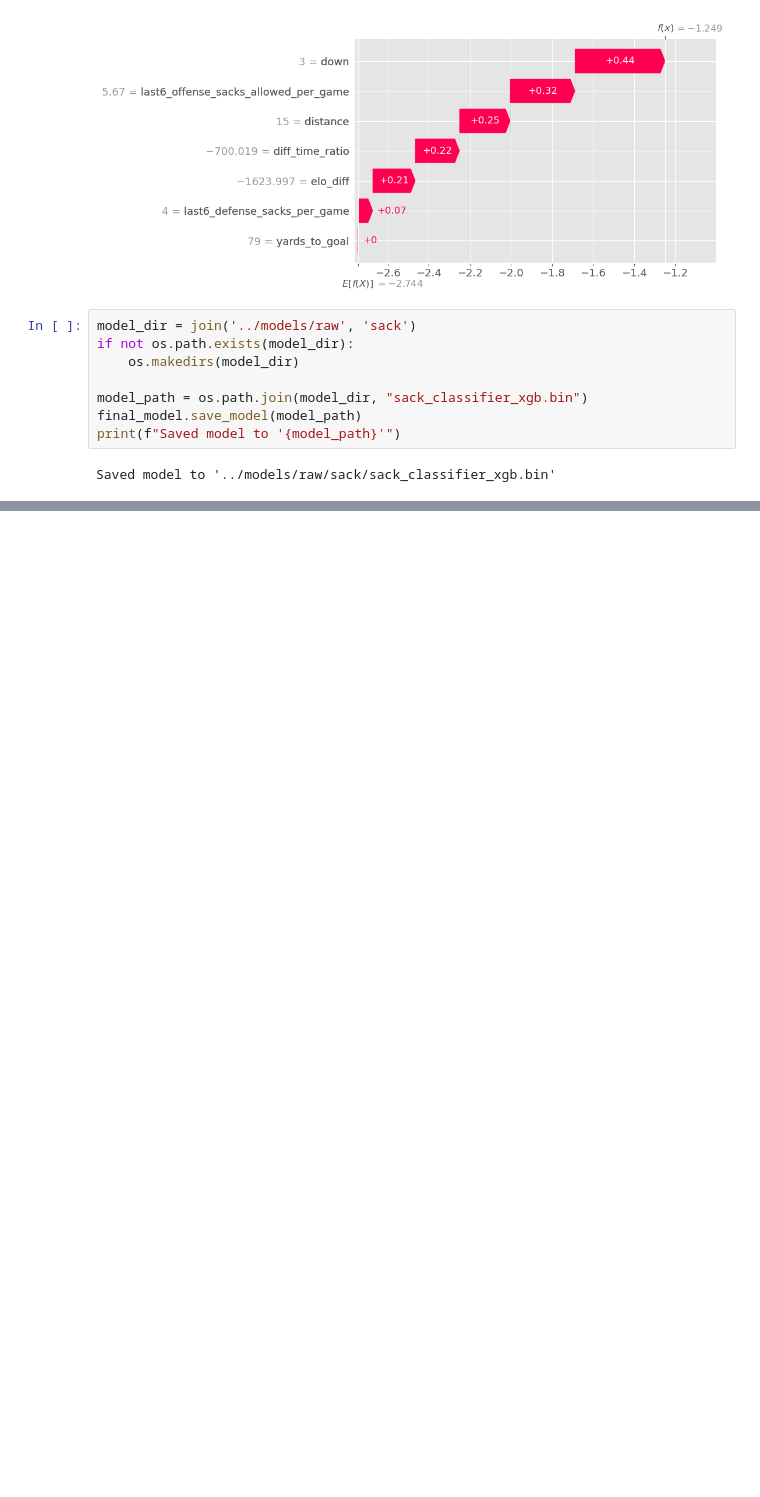
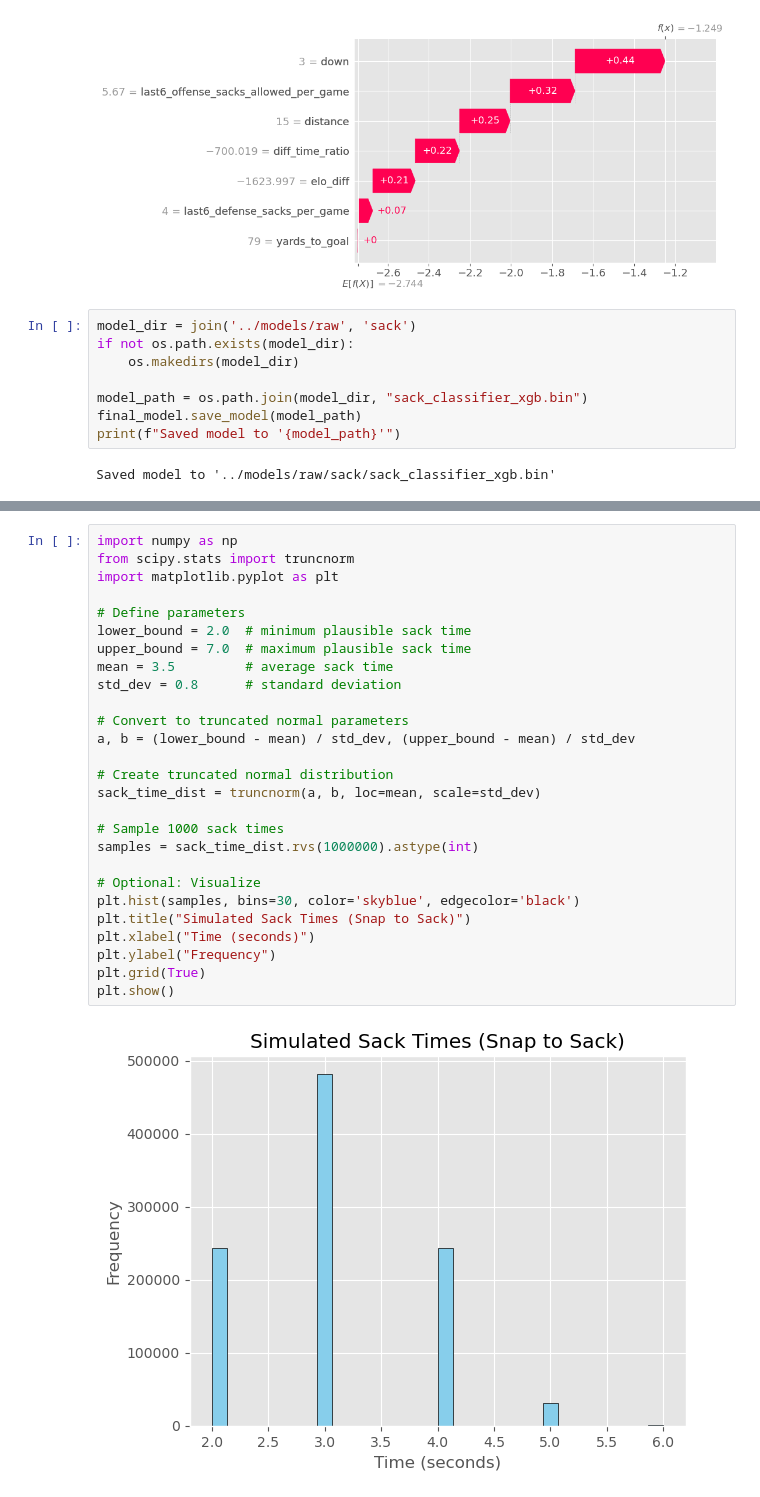
Before and after one commit to lneuendorf/cfb-win-probability, a Jupyter notebook: notebooks/sack.ipynb, the cells around one changed output, grey strips where cells are left out. Cells and saved outputs as stored; diff of their text form; blank space fills up the shorter version.

```diff
--- a/notebooks/sack.ipynb
+++ b/notebooks/sack.ipynb
@@ -2411,0 +2237,29 @@ Saved quantile q975 model to '../models/raw/punt/yards_gained_after_block_q975_x
+# %%
+import numpy as np
+from scipy.stats import truncnorm
+import matplotlib.pyplot as plt
+
+# Define parameters
+lower_bound = 2.0  # minimum plausible sack time
+upper_bound = 7.0  # maximum plausible sack time
+mean = 3.5         # average sack time
+std_dev = 0.8      # standard deviation
+
+# Convert to truncated normal parameters
+a, b = (lower_bound - mean) / std_dev, (upper_bound - mean) / std_dev
+
+# Create truncated normal distribution
+sack_time_dist = truncnorm(a, b, loc=mean, scale=std_dev)
+
+# Sample 1000 sack times
+samples = sack_time_dist.rvs(1000000).astype(int)
+
+# Optional: Visualize
+plt.hist(samples, bins=30, color='skyblue', edgecolor='black')
+plt.title("Simulated Sack Times (Snap to Sack)")
+plt.xlabel("Time (seconds)")
+plt.ylabel("Frequency")
+plt.grid(True)
+plt.show()
+# %% [output]
+[figure, added]
```
Also changed, not shown: parts of 63 cells of this notebook, 14 other files.
